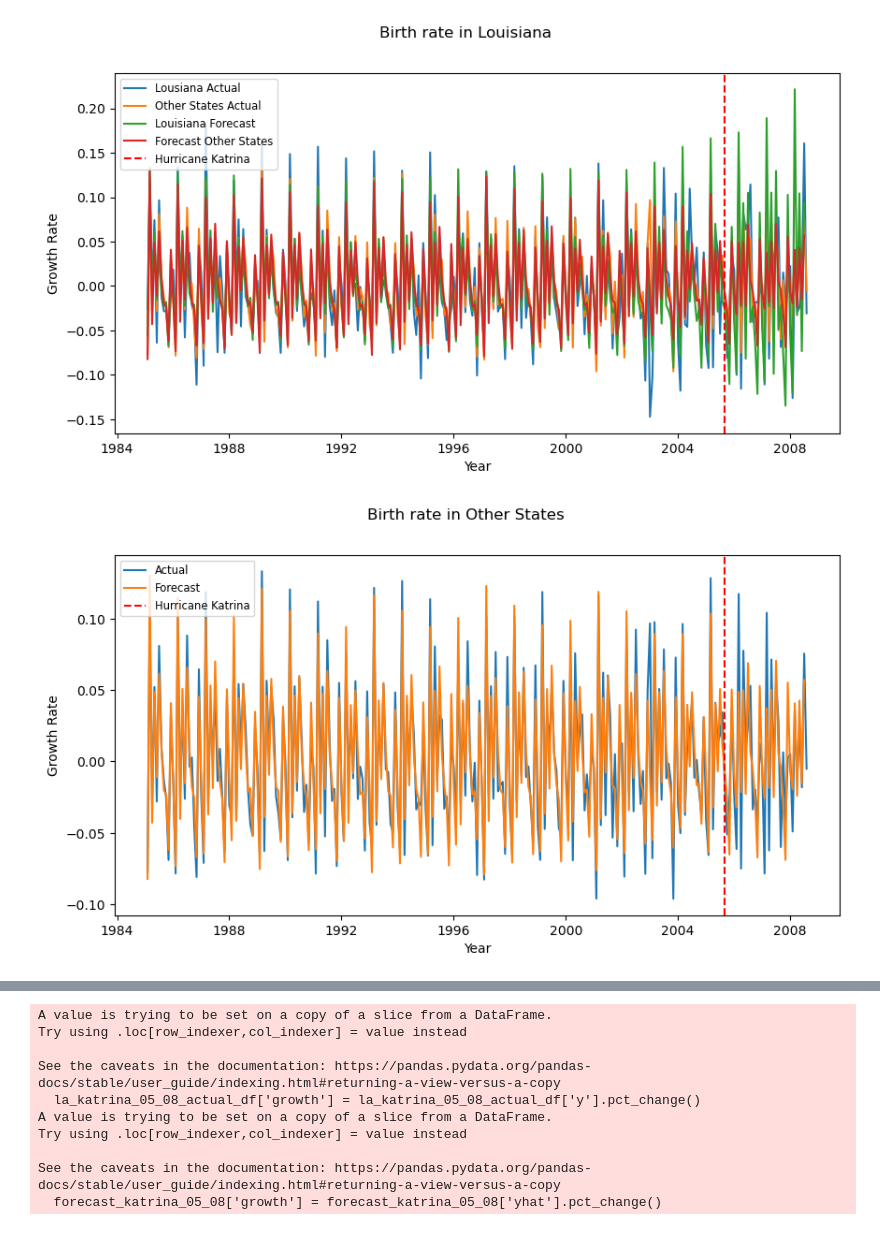
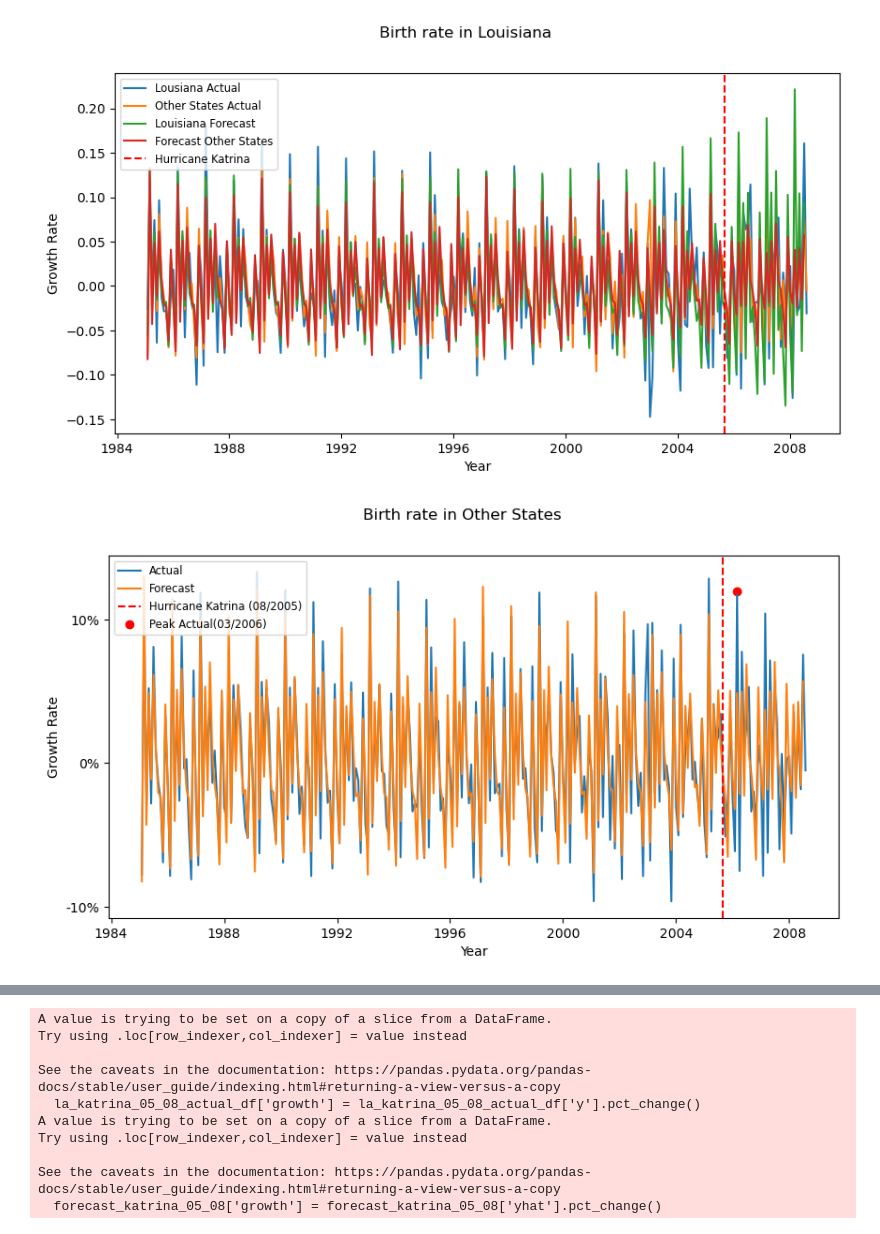
Before and after one commit to Aquamarine278/AI-Bootcamp-Project-1, a Jupyter notebook: birthdata_analysis.ipynb, the cells around one changed output, grey strips where cells are left out. Drawn from its saved outputs; the diff is of its cells as text; code cells hidden in the pictures.

```diff
--- a/birthdata_analysis.ipynb
+++ b/birthdata_analysis.ipynb
@@ -1053,16 +1083,18 @@ plt.show()
 # %%
 # plot the actual and forecast growth for katrina other states data
 plt.figure(figsize=(10,5)).suptitle('Birth rate in Other States')
 plt.plot(other_states_katrina_actual_df['ds'], other_states_katrina_actual_df['growth'], label='Actual')
 plt.plot(forecast_katrina_other['ds'], forecast_katrina_other['growth'], label='Forecast')
 #Mark the Katrina event
 event_date = pd.to_datetime('2005-08-29')
-plt.axvline(x=event_date, color='red', linestyle='--', label='Hurricane Katrina')
+plt.axvline(x=event_date, color='red', linestyle='--', label='Hurricane Katrina (08/2005)')
 plt.xlabel('Year')
 plt.ylabel('Growth Rate')
+plt.yticks(ticks=[-0.10, 0, 0.10, 0.15], labels=['-10%','0%', '10%', '15%' ])
+plt.scatter(pd.to_datetime('2006-03-01'), 0.12, color='red', label='Peak Actual(03/2006)')
 plt.legend(loc='upper left', fontsize='small')
 plt.show()
 # %% [output]
-[figure, old version]
+[figure, new version]
 # %%
 # plot the actual and forecast growth for katrina data
```
Also changed, not shown: parts of 3 cells of this notebook.
